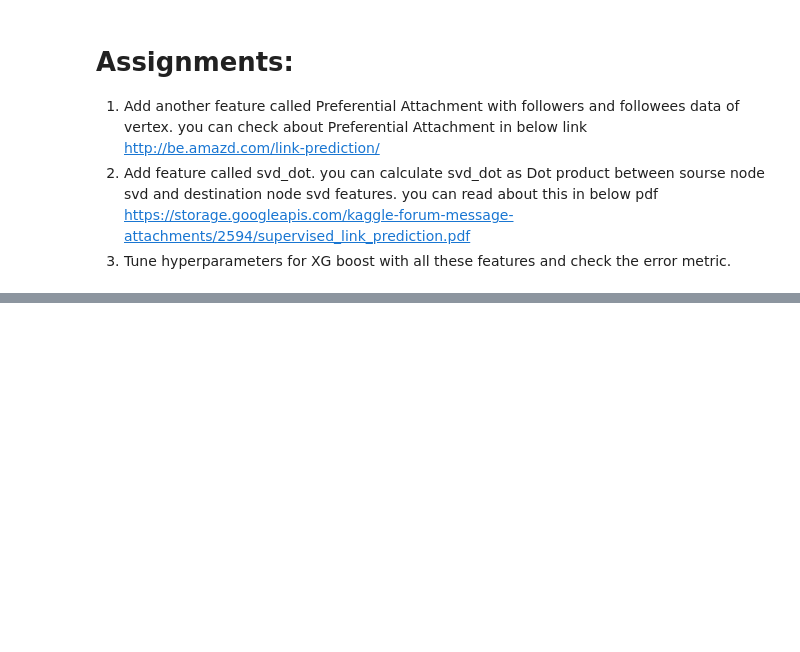
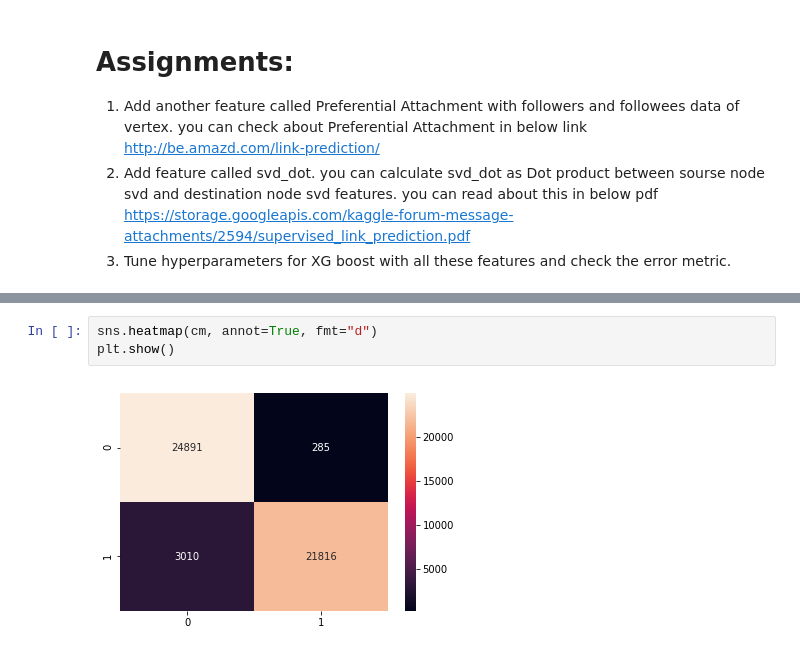
Before and after one commit to aman-sawarn/Social-Network-Graph-Link-Prediction, a Jupyter notebook: FB_Models.ipynb, the cells around one changed output, grey strips where cells are left out. Drawn from its saved outputs; the diff is of its cells as text; blank space fills up the shorter version.

```diff
--- a/FB_Models.ipynb
+++ b/FB_Models.ipynb
@@ -222,0 +320,5 @@ https://storage.googleapis.com/kaggle-forum-message-attachments/2594/supervised_
+# %%
+sns.heatmap(cm, annot=True, fmt="d")
+plt.show()
+# %% [output]
+[figure, added]
```
Also changed, not shown: parts of 15 cells of this notebook.
